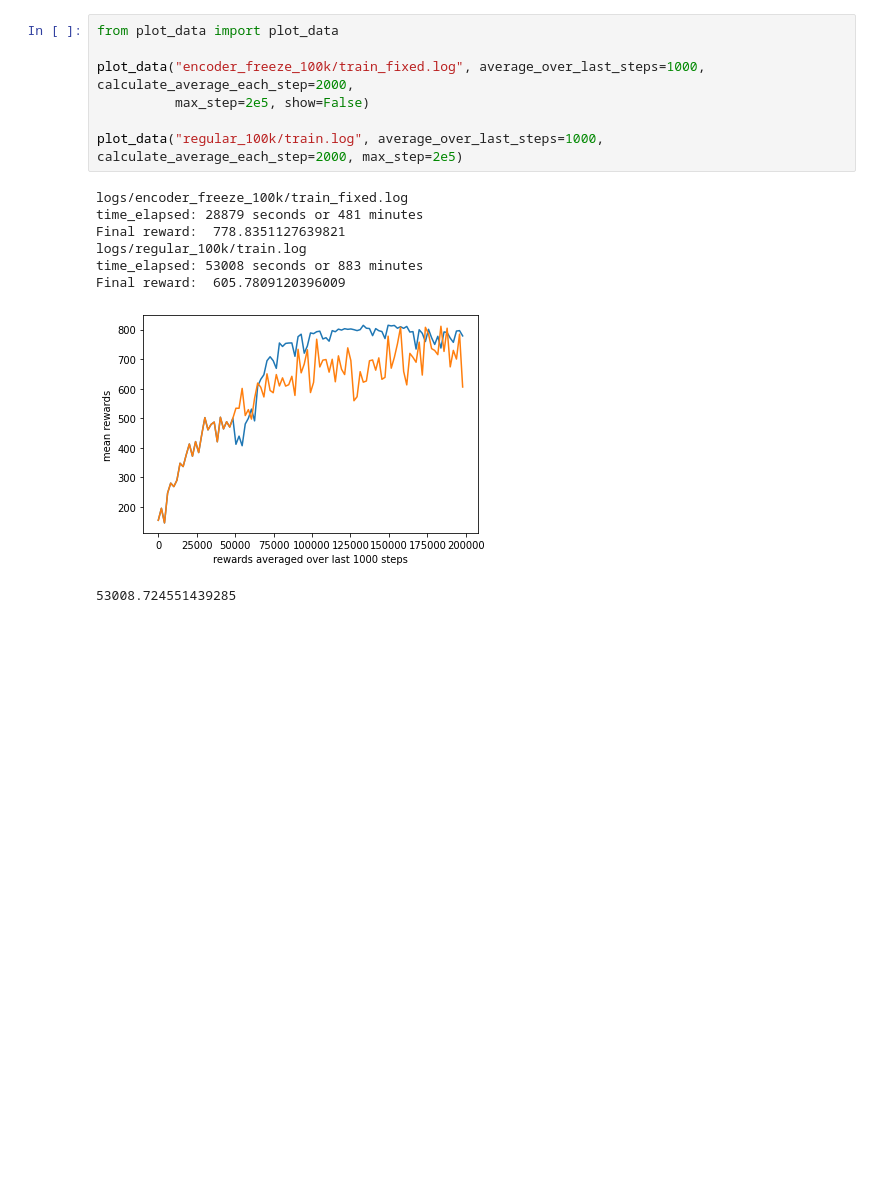
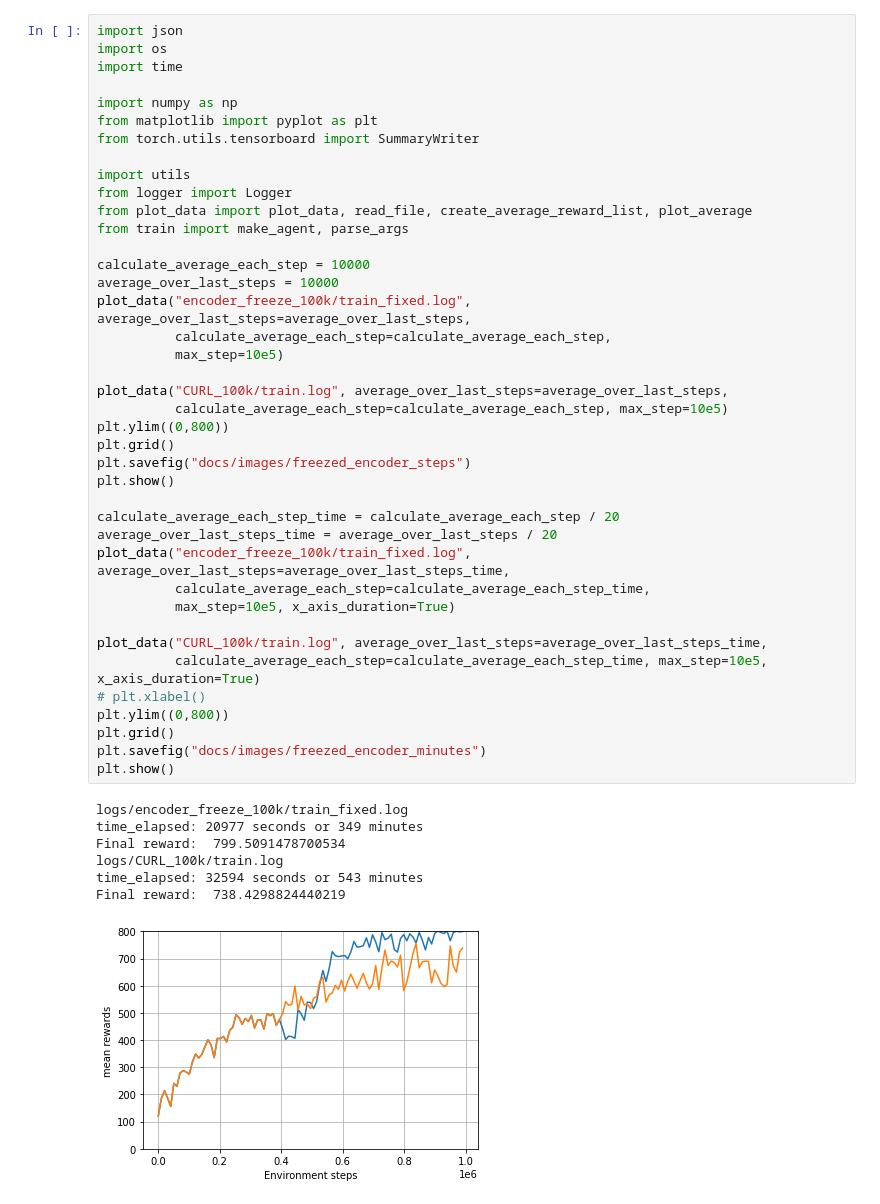
Before and after one commit to gijskoning/ReproducingCURL, a Jupyter notebook: plot.ipynb, the cells around one changed output. Saved outputs shown, nothing was run; the diff lists cells and outputs as text; blank space fills up the shorter version.

Commit message:
Update images and commit final code

```diff
--- a/plot.ipynb
+++ b/plot.ipynb
@@ -1,16 +1,48 @@
-# %%
-from plot_data import plot_data
-
-plot_data("encoder_freeze_100k/train_fixed.log", average_over_last_steps=1000, calculate_average_each_step=2000,
-          max_step=2e5, show=False)
-
-plot_data("regular_100k/train.log", average_over_last_steps=1000, calculate_average_each_step=2000, max_step=2e5)
-# %% [output]
-logs/encoder_freeze_100k/train_fixed.log
-time_elapsed: 28879 seconds or 481 minutes
-Final reward:  778.8351127639821
-logs/regular_100k/train.log
-time_elapsed: 53008 seconds or 883 minutes
-Final reward:  605.7809120396009
-[figure, removed]
-53008.724551439285
+# %%
+import json
+import os
+import time
+
+import numpy as np
+from matplotlib import pyplot as plt
+from torch.utils.tensorboard import SummaryWriter
+
+import utils
+from logger import Logger
+from plot_data import plot_data, read_file, create_average_reward_list, plot_average
+from train import make_agent, parse_args
+
+calculate_average_each_step = 10000
+average_over_last_steps = 10000
+plot_data("encoder_freeze_100k/train_fixed.log", average_over_last_steps=average_over_last_steps,
+          calculate_average_each_step=calculate_average_each_step,
+          max_step=10e5)
+
+plot_data("CURL_100k/train.log", average_over_last_steps=average_over_last_steps,
+          calculate_average_each_step=calculate_average_each_step, max_step=10e5)
+plt.ylim((0,800))
+plt.grid()
+plt.savefig("docs/images/freezed_encoder_steps")
+plt.show()
+
+calculate_average_each_step_time = calculate_average_each_step / 20
+average_over_last_steps_time = average_over_last_steps / 20
+plot_data("encoder_freeze_100k/train_fixed.log", average_over_last_steps=average_over_last_steps_time,
+          calculate_average_each_step=calculate_average_each_step_time,
+          max_step=10e5, x_axis_duration=True)
+
+plot_data("CURL_100k/train.log", average_over_last_steps=average_over_last_steps_time,
+          calculate_average_each_step=calculate_average_each_step_time, max_step=10e5, x_axis_duration=True)
+# plt.xlabel()
+plt.ylim((0,800))
+plt.grid()
+plt.savefig("docs/images/freezed_encoder_minutes")
+plt.show()
+# %% [output]
+logs/encoder_freeze_100k/train_fixed.log
+time_elapsed: 20977 seconds or 349 minutes
+Final reward:  799.5091478700534
+logs/CURL_100k/train.log
+time_elapsed: 32594 seconds or 543 minutes
+Final reward:  738.4298824440219
+[figure, added]
```
Also changed, not shown: parts of 5 cells of this notebook, 13 other files.
